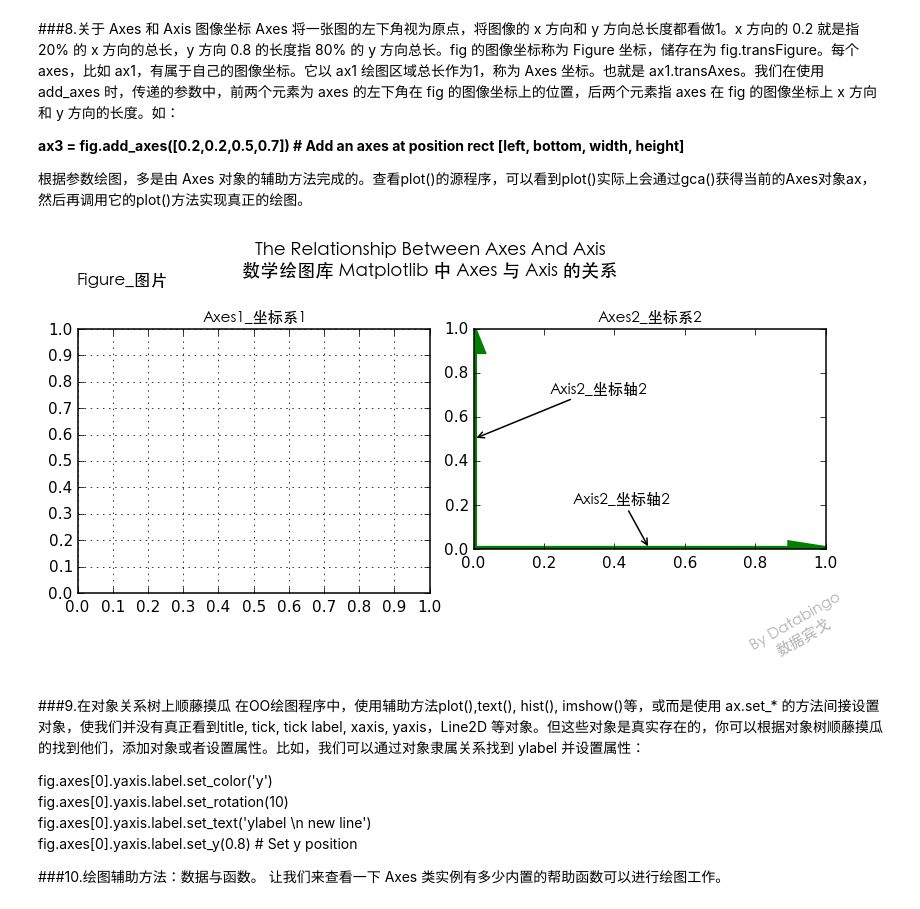
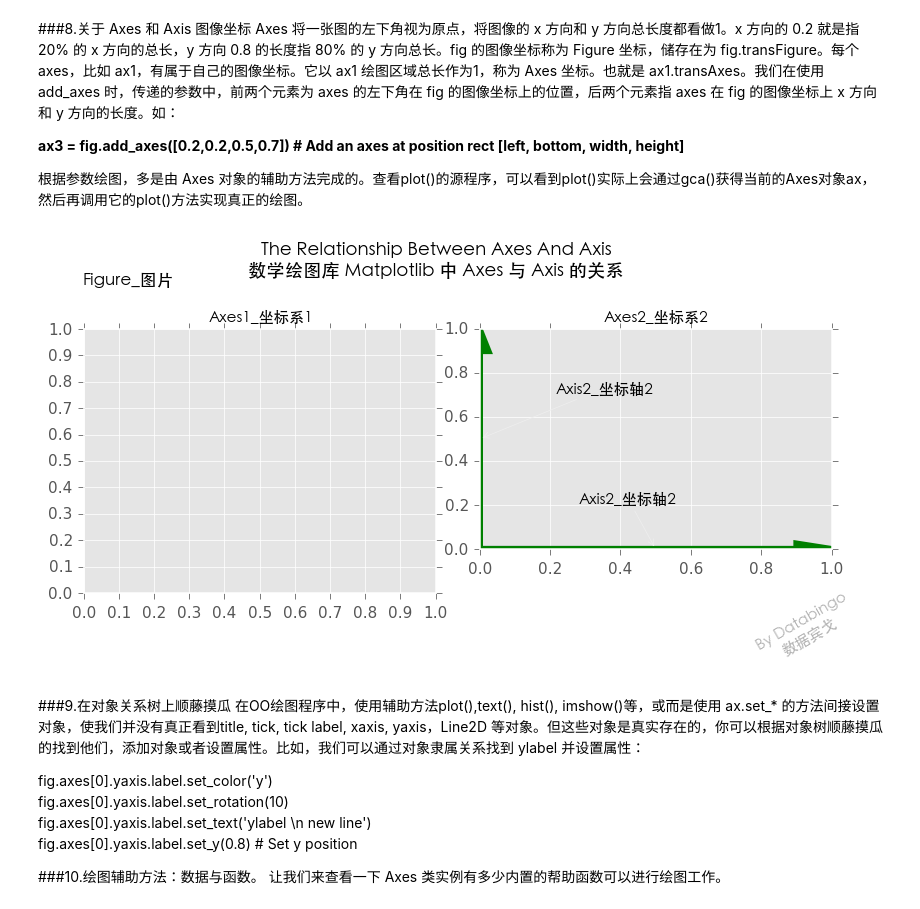
Before and after one commit to Databingo/Databingo, a Jupyter notebook: Understand Matplotlib In Object-Oriented Way_以面向对象的方式理解数学绘图库 Matplotlib.ipynb, the cells around one changed output. Cells and saved outputs as stored; diff of their text form; code cells hidden in the pictures.

Commit message:
change style to ggplot because anaconda have it.

```diff
--- a/Understand Matplotlib In Object-Oriented Way_以面向对象的方式理解数学绘图库 Matplotlib.ipynb
+++ b/Understand Matplotlib In Object-Oriented Way_以面向对象的方式理解数学绘图库 Matplotlib.ipynb
@@ -193,6 +193,8 @@ matplotlib.rcParams['savefig.dpi']=110#设定图片分辨率
 
 from matplotlib import font_manager # 导入字体管理器
 cfont = font_manager.FontProperties(fname='/Library/Fonts/华文黑体.ttf')#设定中文字体
+
+plt.style.use('ggplot')#设定使用ggplot样式
 #以上为通用导入设定
 
 fig = plt.figure()
@@ -295,6 +297,7 @@ matplotlib.rcParams['savefig.dpi']=110#设定图片分辨率
 
 from matplotlib import font_manager # 导入字体管理器
 cfont = font_manager.FontProperties(fname='/Library/Fonts/华文黑体.ttf')#设定中文字体
+plt.style.use('ggplot')#设定使用ggplot样式
 #以上为通用导入设定
 
 fig = plt.figure()
@@ -313,34 +316,34 @@ xmajorLocator = matplotlib.ticker.MultipleLocator(0.1)#坐标间隔0.1
 x.set_major_locator(xmajorLocator)#加载定位器
 
 y = ax1.yaxis#获取 x 轴坐标
 ymajorLocator = matplotlib.ticker.MultipleLocator(0.1)
 y.set_major_locator(ymajorLocator)#加载定位器
 #以上添加坐标系，设定坐标属性
 
 #fig.set_facecolor('y')
 ax2 = fig.add_axes([0.55,0.3,0.4,0.5])
 ax2.set_title(u'Axes2_坐标系2', fontproperties=cfont)
 ax2.add_line(matplotlib.lines.Line2D([0,1],[0.01,0.01],color='b',linewidth=2,zorder=1))
 ax2.arrow(0, 0, 0.9, 0, linewidth=4, head_width=0.05, head_length=0.1, fc='g', ec='g', )
 ax2.arrow(0,0, 0, 0.9, linewidth=4,head_width=0.05, head_length=0.1, fc='g', ec='g', )
 ax2.annotate('Axis2_坐标轴2', xy=(0, 0.5),  xycoords='data',
                 xytext=(50, 30), textcoords='offset points',
                 arrowprops=dict(arrowstyle="->"),fontproperties=cfont,
                 )
 
 ax2.annotate('Axis2_坐标轴2', xy=(0.5, 0),  xycoords='data',
                 xytext=(-50, 30), textcoords='offset points',
                 arrowprops=dict(arrowstyle="->"),fontproperties=cfont,
                 )
 
 fig.text(0.92,0.12,u'By Databingo \n数据宾戈',horizontalalignment='center',verticalalignment='center',
         fontproperties=cfont, alpha=0.3,rotation=30)#签名
 
 fig.text(0.1,0.9,u"Figure_图片",fontproperties=cfont,size=11)
 
 fig
 # %% [output]
-[figure, old version]
+[figure, new version]
 # %% [markdown]
 ###9.在对象关系树上顺藤摸瓜
 在OO绘图程序中，使用辅助方法plot(),text(), hist(), imshow()等，或而是使用 ax.set_* 的方法间接设置对象，使我们并没有真正看到title, tick, tick label, xaxis, yaxis，Line2D 等对象。但这些对象是真实存在的，你可以根据对象树顺藤摸瓜的找到他们，添加对象或者设置属性。比如，我们可以通过对象隶属关系找到 ylabel 并设置属性：
```
Also changed, not shown: parts of 3 cells of this notebook.
